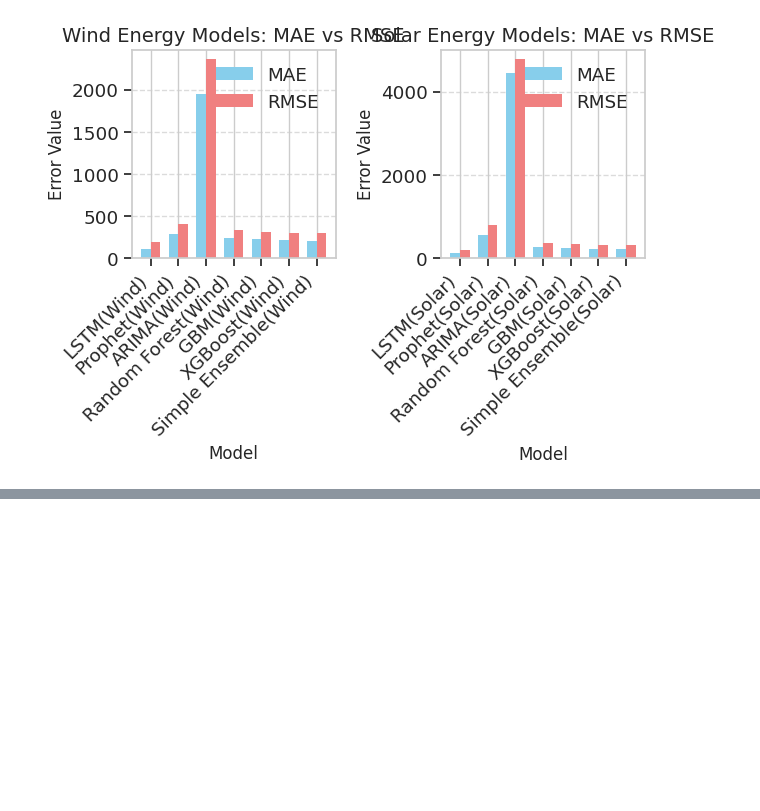
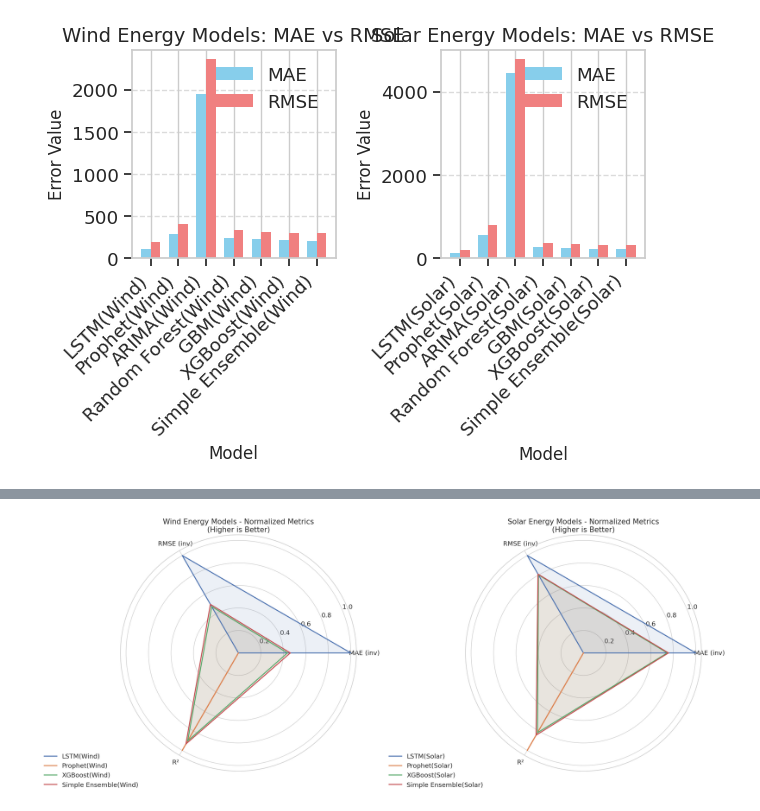
Before and after one commit to TiffanyPanchum/Renewable-Energy-Prediction, a Jupyter notebook: notebooks/Model_Analysis.ipynb, the cells around one changed output, grey strips where cells are left out. Cells and saved outputs as stored; diff of their text form; code cells hidden in the pictures; blank space fills up the shorter version.

```diff
--- a/notebooks/Model_Analysis.ipynb
+++ b/notebooks/Model_Analysis.ipynb
@@ -130,0 +160,60 @@ plt.show()
+# %%
+# Filter for selected models
+wind_df = wind_df[wind_df['Model'].str.contains('|'.join(selected_models))]
+solar_df = solar_df[solar_df['Model'].str.contains('|'.join(selected_models))]
+# %%
+
+# Normalize metrics for spider plot
+# For MAE and RMSE (lower is better), we invert the normalized value
+wind_df['MAE_norm'] = 1 - (wind_df['MAE'] - wind_df['MAE'].min()) / (wind_df['MAE'].max() - wind_df['MAE'].min())
+wind_df['RMSE_norm'] = 1 - (wind_df['RMSE'] - wind_df['RMSE'].min()) / (wind_df['RMSE'].max() - wind_df['RMSE'].min())
+wind_df['R²_norm'] = (wind_df['R²'] - wind_df['R²'].min()) / (wind_df['R²'].max() - wind_df['R²'].min())
+
+solar_df['MAE_norm'] = 1 - (solar_df['MAE'] - solar_df['MAE'].min()) / (solar_df['MAE'].max() - solar_df['MAE'].min())
+solar_df['RMSE_norm'] = 1 - (solar_df['RMSE'] - solar_df['RMSE'].min()) / (solar_df['RMSE'].max() - solar_df['RMSE'].min())
+solar_df['R²_norm'] = (solar_df['R²'] - solar_df['R²'].min()) / (solar_df['R²'].max() - solar_df['R²'].min())
+# %%
+# Create two radar charts
+fig, (ax1, ax2) = plt.subplots(1, 2, figsize=(20, 10), subplot_kw=dict(polar=True))
+
+# Categories for the radar chart
+categories = ['MAE_norm', 'RMSE_norm', 'R²_norm']
+categories_labels = ['MAE (inv)', 'RMSE (inv)', 'R²']
+
+# Number of categories
+N = len(categories)
+angles = [n / float(N) * 2 * np.pi for n in range(N)]
+angles += angles[:1]  # Close the loop
+
+# Plot Wind models
+ax1.set_title('Wind Energy Models - Normalized Metrics\n(Higher is Better)', size=15)
+for i, model in enumerate(wind_df['Model']):
+    values = wind_df.loc[wind_df['Model'] == model, categories].values.flatten().tolist()
+    values += values[:1]  # Close the loop
+    ax1.plot(angles, values, linewidth=2, linestyle='solid', label=model)
+    ax1.fill(angles, values, alpha=0.1)
+
+# Set category labels
+ax1.set_xticks(angles[:-1])
+ax1.set_xticklabels(categories_labels)
+ax1.grid(True)
+ax1.legend(loc='upper right', bbox_to_anchor=(0.1, 0.1))
+
+# Plot Solar models
+ax2.set_title('Solar Energy Models - Normalized Metrics\n(Higher is Better)', size=15)
+for i, model in enumerate(solar_df['Model']):
+    values = solar_df.loc[solar_df['Model'] == model, categories].values.flatten().tolist()
+    values += values[:1]  # Close the loop
+    ax2.plot(angles, values, linewidth=2, linestyle='solid', label=model)
+    ax2.fill(angles, values, alpha=0.1)
+
+# Set category labels
+ax2.set_xticks(angles[:-1])
+ax2.set_xticklabels(categories_labels)
+ax2.grid(True)
+ax2.legend(loc='upper right', bbox_to_anchor=(0.1, 0.1))
+
+plt.tight_layout()
+plt.show()
+# %% [output]
+[figure, added]
```
Also changed, not shown: parts of 3 cells of this notebook.
